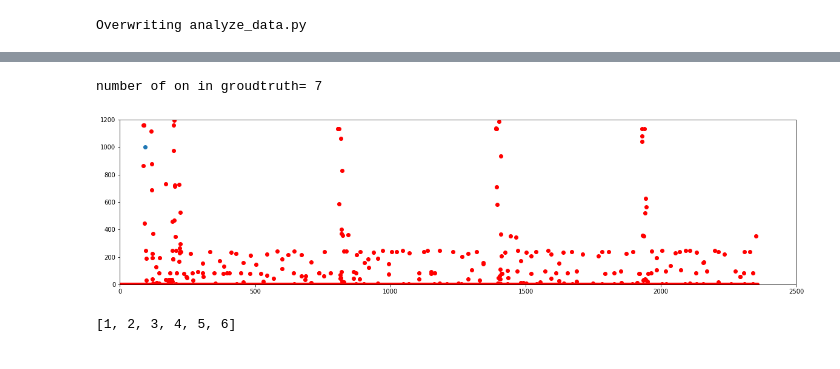
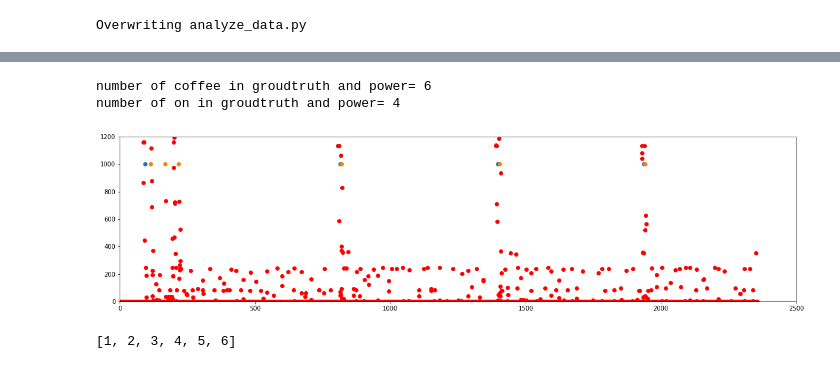
Before and after one commit to FAngelo94/modify-csv-by-pandas, a Jupyter notebook: Analyze Data.ipynb, the cells around one changed output, grey strips where cells are left out. Saved outputs shown, nothing was run; the diff lists cells and outputs as text; code cells hidden in the pictures.

```diff
--- a/Analyze Data.ipynb
+++ b/Analyze Data.ipynb
@@ -592,11 +660,13 @@ Overwriting analyze_data.py
 # %%
 power = pd.read_csv("power.csv")
 groundtruth = pd.read_csv("groudtruth.csv")
-sp = get_special_point(groundtruth,[50,50],"on",1000)
-draw_power_graphics(power,sp,band=2500)
+sp2 = get_special_point(power,groundtruth,[50,50],"coffee",1000)
+sp = get_special_point(power,groundtruth,[50,50],"on",1000)
+draw_power_graphics(power,[sp,sp2],band=2500)
 # %% [output]
-number of on in groudtruth= 7
+number of coffee in groudtruth and power= 6
+number of on in groudtruth and power= 4
-[figure, old version]
+[figure, new version]
 # %%
 event_consider = groundtruth[groundtruth['eventName']=="coffee"].reset_index(drop=True)
 # %%
```
Also changed, not shown: parts of 5 cells of this notebook, 1 other file.
